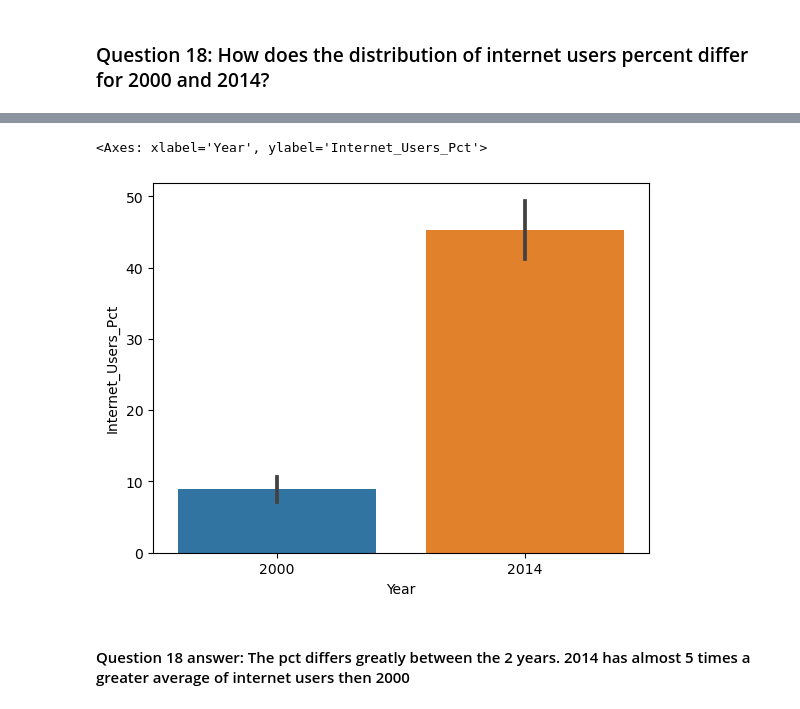
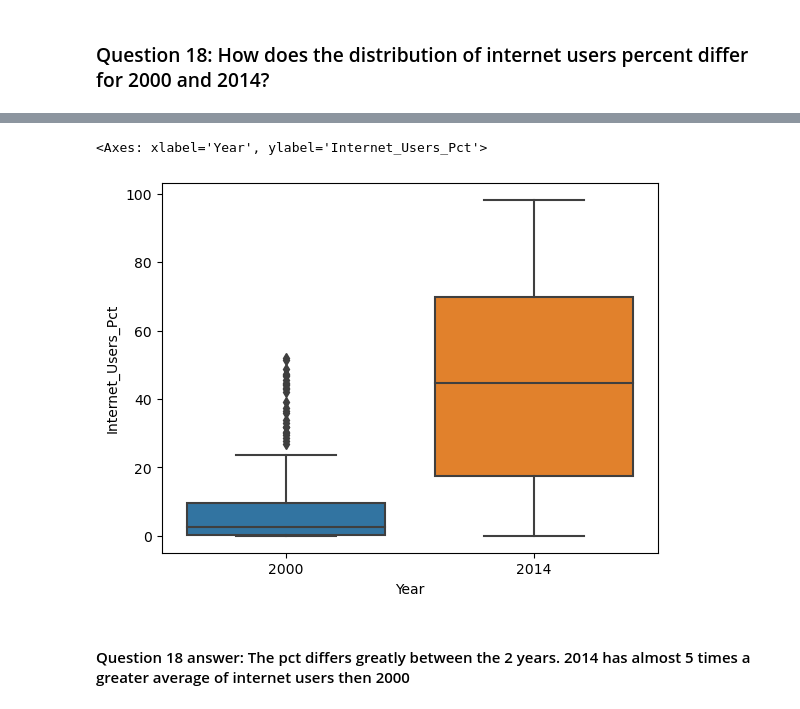
Before and after one commit to NSS-Data-Analytics-Cohort-11/undata-KohanaD, a Jupyter notebook: notebook/UN_Da11_Kohana_v2.ipynb, the cells around one changed output, grey strips where cells are left out. Saved outputs shown, nothing was run; the diff lists cells and outputs as text; code cells hidden in the pictures.

```diff
--- a/notebook/UN_Da11_Kohana_v2.ipynb
+++ b/notebook/UN_Da11_Kohana_v2.ipynb
@@ -414,12 +434,12 @@ internet_diff
 401 rows × 3 columns
 # %%
-sns.barplot(
+sns.boxplot(
 x='Year',
 y='Internet_Users_Pct',
 data= internet_diff)
 # %% [output]
 <Axes: xlabel='Year', ylabel='Internet_Users_Pct'>
-[figure, old version]
+[figure, new version]
 # %% [markdown]
 #### Question 18 answer: The pct differs greatly between the 2 years. 2014 has almost 5 times a greater average of internet users then 2000
 # %% [markdown]
```
Also changed, not shown: parts of 34 cells of this notebook.
